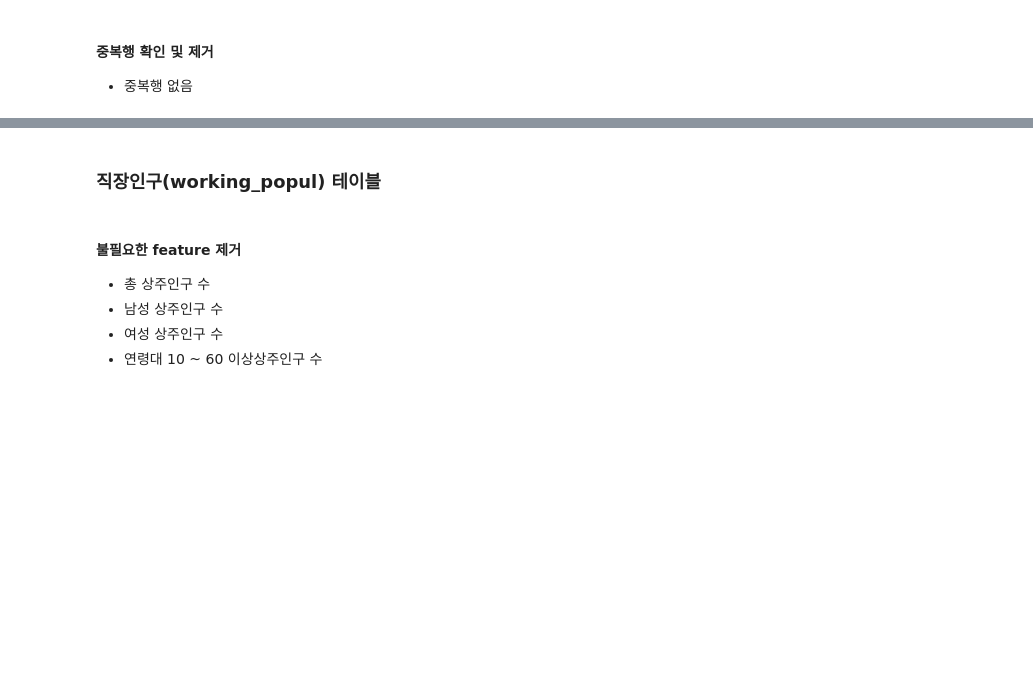
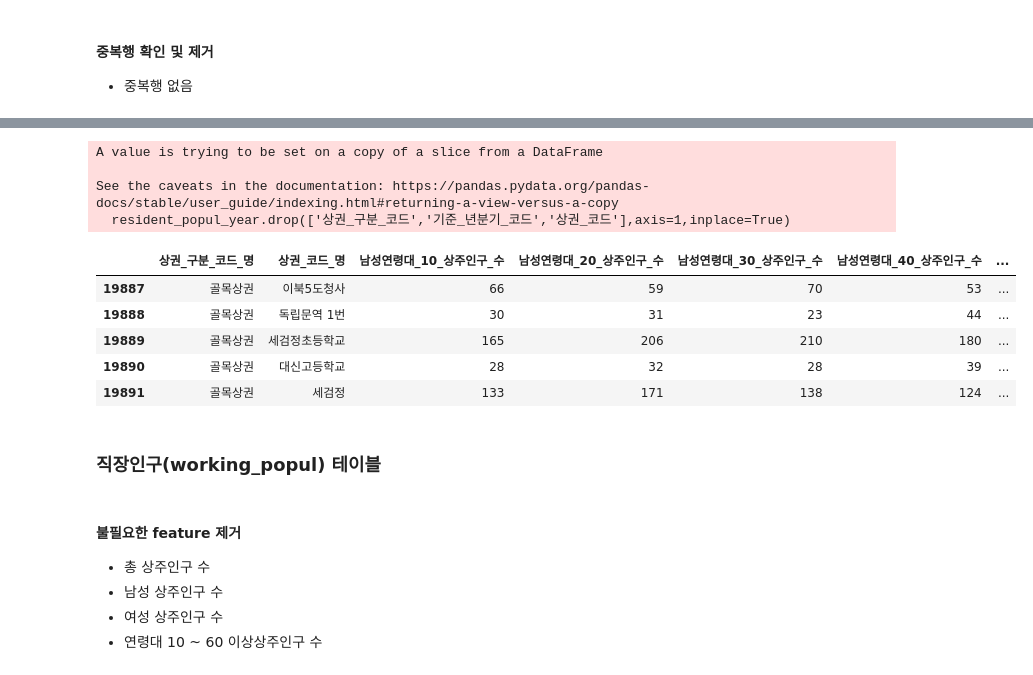
Before and after one commit to databeom/final-project, a Jupyter notebook: Data Preprocessing.ipynb, the cells around one changed output, grey strips where cells are left out. Cells and saved outputs as stored; diff of their text form; code cells hidden in the pictures; blank space fills up the shorter version.

```diff
--- a/Data Preprocessing.ipynb
+++ b/Data Preprocessing.ipynb
@@ -89,3 +133,21 @@ resident_popul[resident_popul.duplicated()]
+# %%
+resident_popul_year = resident_popul[resident_popul['기준_년분기_코드'] == 20232]
+# %%
+resident_popul_year.drop(['상권_구분_코드','기준_년분기_코드','상권_코드'],axis=1,inplace=True)
+# %% [output]
+A value is trying to be set on a copy of a slice from a DataFrame
+
+See the caveats in the documentation: https://pandas.pydata.org/pandas-docs/stable/user_guide/indexing.html#returning-a-view-versus-a-copy
+  resident_popul_year.drop(['상권_구분_코드','기준_년분기_코드','상권_코드'],axis=1,inplace=True)
+# %%
+resident_popul_year.head()
+# %% [output]
+|  | 상권_구분_코드_명 | 상권_코드_명 | 남성연령대_10_상주인구_수 | 남성연령대_20_상주인구_수 | 남성연령대_30_상주인구_수 | 남성연령대_40_상주인구_수 | ... |
+| 19887 | 골목상권 | 이북5도청사 | 66 | 59 | 70 | 53 | ... |
+| 19888 | 골목상권 | 독립문역 1번 | 30 | 31 | 23 | 44 | ... |
+| 19889 | 골목상권 | 세검정초등학교 | 165 | 206 | 210 | 180 | ... |
+| 19890 | 골목상권 | 대신고등학교 | 28 | 32 | 28 | 39 | ... |
+| 19891 | 골목상권 | 세검정 | 133 | 171 | 138 | 124 | ... |
 # %% [markdown]
 ### 직장인구(working_popul) 테이블
 # %% [markdown]
```
Also changed, not shown: parts of 15 cells of this notebook.
